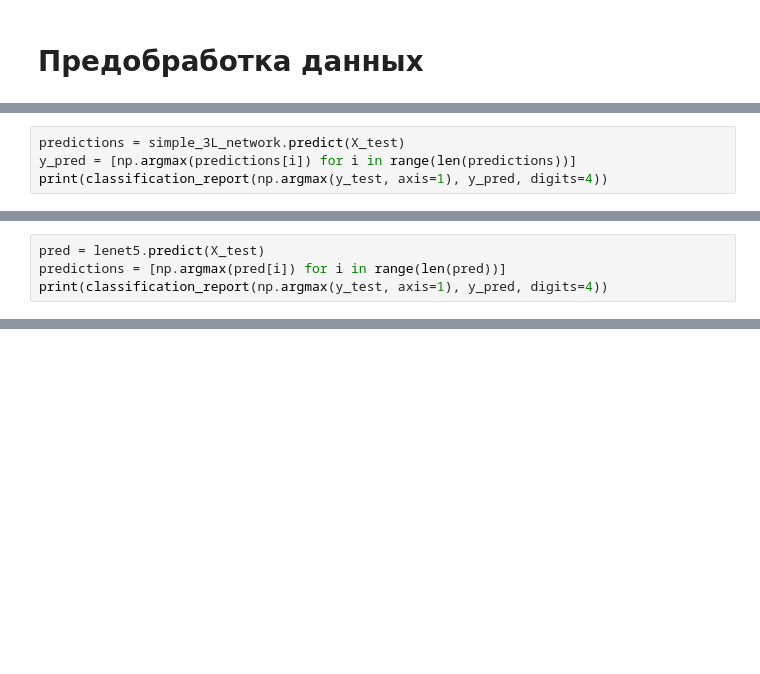
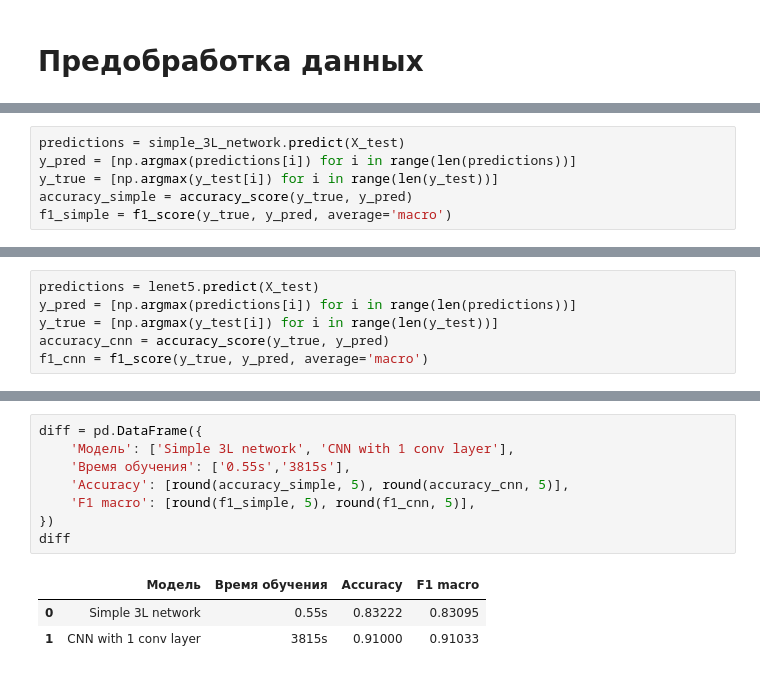
Before and after one commit to IvaMorozilka/CNN-LeNet, a Jupyter notebook: CNN_V3.ipynb, the cells around one changed output, grey strips where cells are left out. Cells and saved outputs as stored; diff of their text form; blank space fills up the shorter version.

Commit message:
Conv 1. Release

```diff
--- a/CNN_V3.ipynb
+++ b/CNN_V3.ipynb
@@ -556,4 +554,6 @@ Total training time:  0.66 s
 # %%
 predictions = simple_3L_network.predict(X_test)
 y_pred = [np.argmax(predictions[i]) for i in range(len(predictions))]
-print(classification_report(np.argmax(y_test, axis=1), y_pred, digits=4))
+y_true = [np.argmax(y_test[i]) for i in range(len(y_test))]
+accuracy_simple = accuracy_score(y_true, y_pred)
+f1_simple = f1_score(y_true, y_pred, average='macro')
@@ -633,6 +610,8 @@ lenet5.show_loss()
 Total training time:  3815.43 s
 [figure]
 # %%
-pred = lenet5.predict(X_test)
-predictions = [np.argmax(pred[i]) for i in range(len(pred))]
-print(classification_report(np.argmax(y_test, axis=1), y_pred, digits=4))
+predictions = lenet5.predict(X_test)
+y_pred = [np.argmax(predictions[i]) for i in range(len(predictions))]
+y_true = [np.argmax(y_test[i]) for i in range(len(y_test))]
+accuracy_cnn = accuracy_score(y_true, y_pred)
+f1_cnn = f1_score(y_true, y_pred, average='macro')
@@ -667,0 +633,12 @@ plt.show()
+# %%
+diff = pd.DataFrame({
+    'Модель': ['Simple 3L network', 'CNN with 1 conv layer'],
+    'Время обучения': ['0.55s','3815s'],
+    'Accuracy': [round(accuracy_simple, 5), round(accuracy_cnn, 5)],
+    'F1 macro': [round(f1_simple, 5), round(f1_cnn, 5)],
+})
+diff
+# %% [output]
+|  | Модель | Время обучения | Accuracy | F1 macro |
+| 0 | Simple 3L network | 0.55s | 0.83222 | 0.83095 |
+| 1 | CNN with 1 conv layer | 3815s | 0.91000 | 0.91033 |
```
Also changed, not shown: parts of 11 cells of this notebook.
